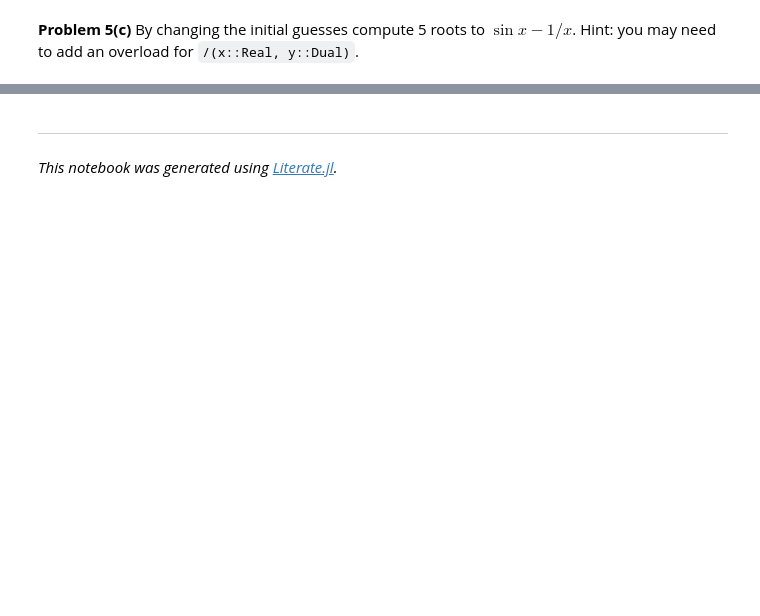
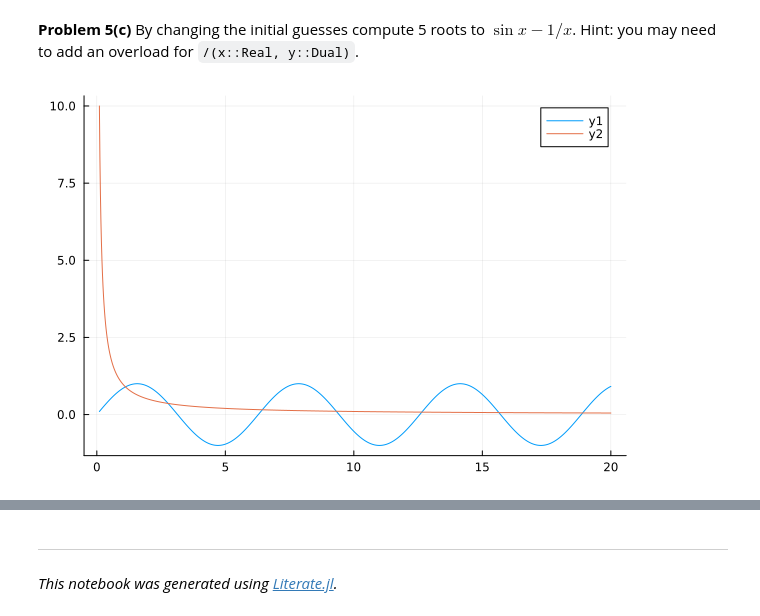
Before and after one commit to AdiImp/MATH50003NumericalAnalysis, a Jupyter notebook: labs/lab2.ipynb, the cells around one changed output, grey strips where cells are left out. Saved outputs shown, nothing was run; the diff lists cells and outputs as text; code cells hidden in the pictures; blank space fills up the shorter version.

```diff
--- a/labs/lab2.ipynb
+++ b/labs/lab2.ipynb
@@ -403,23 +424,28 @@ import Base: -, cos, sin, /
 -(x::Dual) = Dual(-x.a, -x.b)
 
 # TODO: implement -(::Dual, ::Dual)
-
-
+function -(x::Dual, y::Dual)
+    x + -y
+end
 
 function cos(x::Dual)
     # TODO: implement cos for Duals
-
+    Dual(cos(x.a), -x.b*sin(x.a))
 end
 
 function sin(x::Dual)
     # TODO: implement sin for Duals
-
+    Dual(sin(x.a), x.b*cos(x.a))
 end
 
 function /(x::Dual, y::Dual)
     # TODO: implement division for Duals.
     # Hint: think of this as x * (1/y)
-
+    if iszero(y.a)
+        error("Division for dual numbers is ill-defined when denonimator real part is zero.")
+    end
+    return Dual(x.a / y.a, (y.a * x.b - x.a * y.b) / y.a^2)
+    # END
 end
 
 x = 0.1
@@ -499,0 +562,6 @@ $\sin x - 1/x$. Hint: you may need to add an overload for `/(x::Real, y::Dual)`.
+# %%
+x = range(0.1, 20; length=1000)
+plot(x, sin.(x))
+plot!(x, 1 ./ x)
+# %% [output]
+[figure, added]
```
Also changed, not shown: parts of 17 cells of this notebook, 3 other files.
